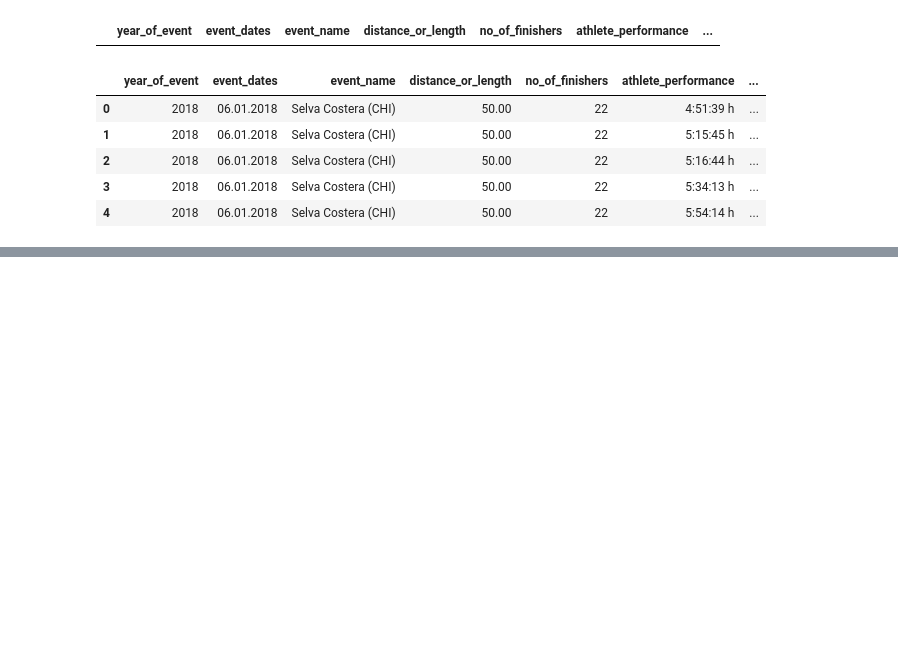
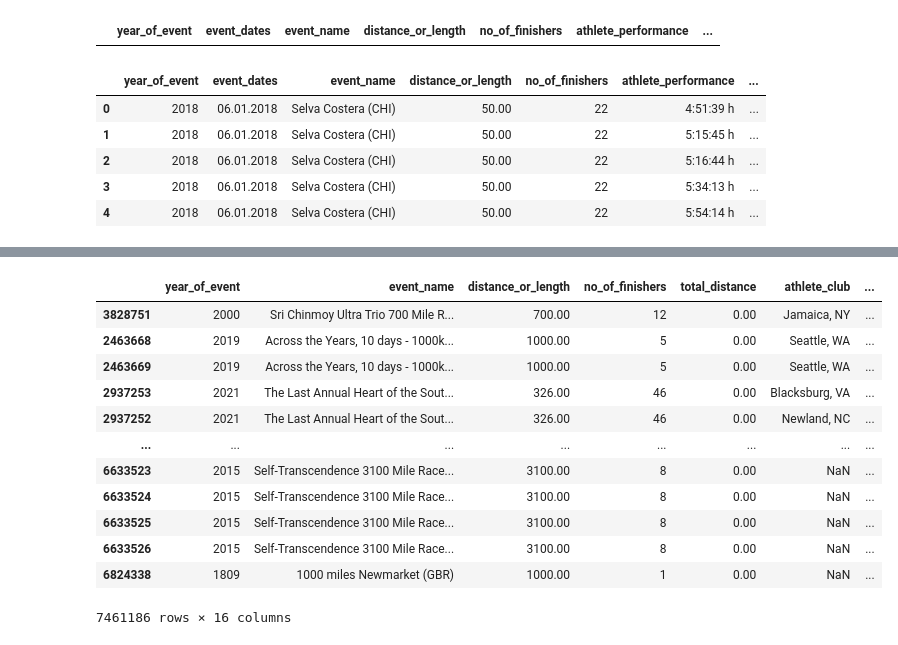
Before and after one commit to dmshakur/ultra-running-data-analysis, a Jupyter notebook: notebooks/data_processing.ipynb, the cells around one changed output, grey strips where cells are left out. Saved outputs shown, nothing was run; the diff lists cells and outputs as text; code cells hidden in the pictures; blank space fills up the shorter version.

```diff
--- a/notebooks/data_processing.ipynb
+++ b/notebooks/data_processing.ipynb
@@ -448,0 +498,8 @@ df.head()
+# %%
+df['athlete_performance'] = df['athlete_performance'].str.replace(' h', '')
+# %%
+df['fastest_time'] = df['athlete_performance']
+df.loc[df['fastest_time'].str.contains('k', na = False), 'fastest_time'] = '0'
+df.loc[df['athlete_performance'].str.contains(':', na = False), 'athlete_performance'] = '0'
+df.rename(columns = {'athlete_performance': 'total_distance'}, inplace = True)
+df.sample(10)
@@ -448,0 +518,3 @@ df.head()
+# %%
+df['athlete_club'] = df['athlete_club'].str.replace('*', '')
+df.sample(10)
@@ -448,0 +553,3 @@ df.head()
+# %%
+df['total_distance'] = df['total_distance'].str.replace(' km', '').astype(float)
+df.sample(5)
@@ -448,0 +592,20 @@ df.head()
+# %%
+wrong_athlete_club_vals = (df['average_speed'].isnull()) & (df['athlete_club'].str.contains('Performance'))
+fix_athlete_vals = lambda row: pd.Series(['Unknown', row['athlete_club'].split(' ')[1]])
+
+df.loc[wrong_athlete_club_vals, ['athlete_club', 'fastest_time']] = df[wrong_athlete_club_vals].apply(fix_athlete_vals, axis = 1)
+df.sort_values(by = 'fastest_time', ascending = False)
+# %% [output]
+|  | year_of_event | event_name | distance_or_length | no_of_finishers | total_distance | athlete_club | ... |
+| 3828751 | 2000 | Sri Chinmoy Ultra Trio 700 Mile R... | 700.00 | 12 | 0.00 | Jamaica, NY | ... |
+| 2463668 | 2019 | Across the Years, 10 days - 1000k... | 1000.00 | 5 | 0.00 | Seattle, WA | ... |
+| 2463669 | 2019 | Across the Years, 10 days - 1000k... | 1000.00 | 5 | 0.00 | Seattle, WA | ... |
+| 2937253 | 2021 | The Last Annual Heart of the Sout... | 326.00 | 46 | 0.00 | Blacksburg, VA | ... |
+| 2937252 | 2021 | The Last Annual Heart of the Sout... | 326.00 | 46 | 0.00 | Newland, NC | ... |
+| ... | ... | ... | ... | ... | ... | ... | ... |
+| 6633523 | 2015 | Self-Transcendence 3100 Mile Race... | 3100.00 | 8 | 0.00 | NaN | ... |
+| 6633524 | 2015 | Self-Transcendence 3100 Mile Race... | 3100.00 | 8 | 0.00 | NaN | ... |
+| 6633525 | 2015 | Self-Transcendence 3100 Mile Race... | 3100.00 | 8 | 0.00 | NaN | ... |
+| 6633526 | 2015 | Self-Transcendence 3100 Mile Race... | 3100.00 | 8 | 0.00 | NaN | ... |
+| 6824338 | 1809 | 1000 miles Newmarket (GBR) | 1000.00 | 1 | 0.00 | NaN | ... |
+7461186 rows × 16 columns
```
Also changed, not shown: parts of 26 cells of this notebook.
